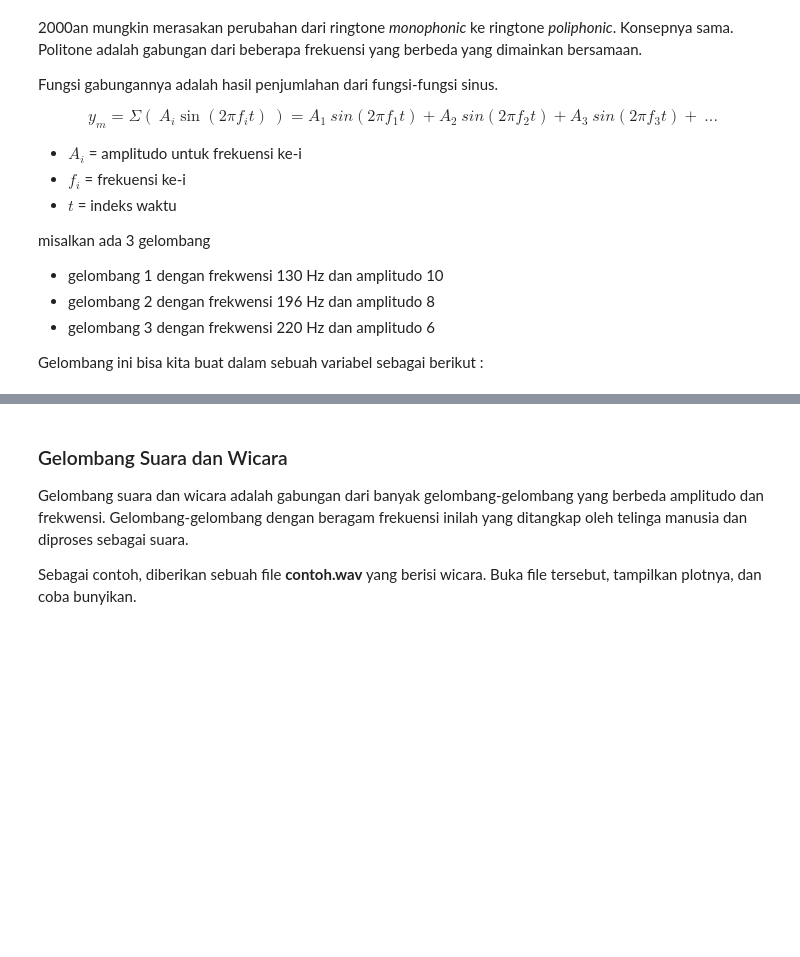
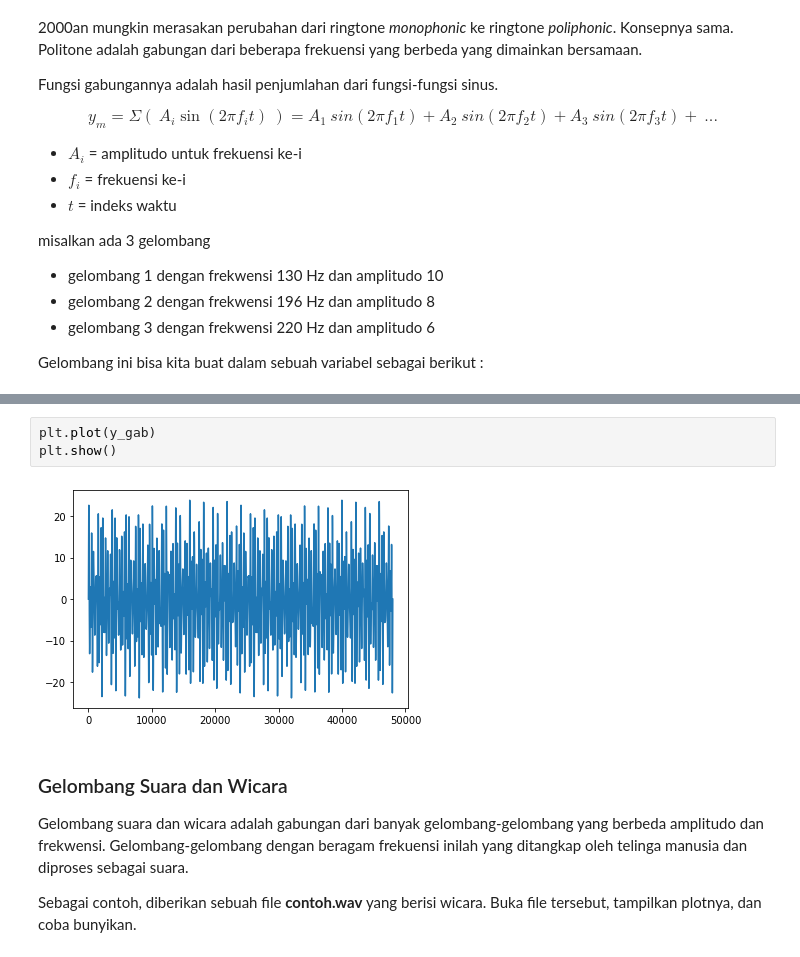
Before and after one commit to Arasy/PraktekNLP, a Jupyter notebook: PraktikumNLP-Audio-1.ipynb, the cells around one changed output, grey strips where cells are left out. Cells and saved outputs as stored; diff of their text form; blank space fills up the shorter version.

```diff
--- a/PraktikumNLP-Audio-1.ipynb
+++ b/PraktikumNLP-Audio-1.ipynb
@@ -122,3 +122,8 @@ sd.play(y_gab,fs)
+# %%
+plt.plot(y_gab)
+plt.show()
+# %% [output]
+[figure, added]
 # %% [markdown]
 ### Gelombang Suara dan Wicara
 
```
Also changed, not shown: parts of 22 cells of this notebook.
